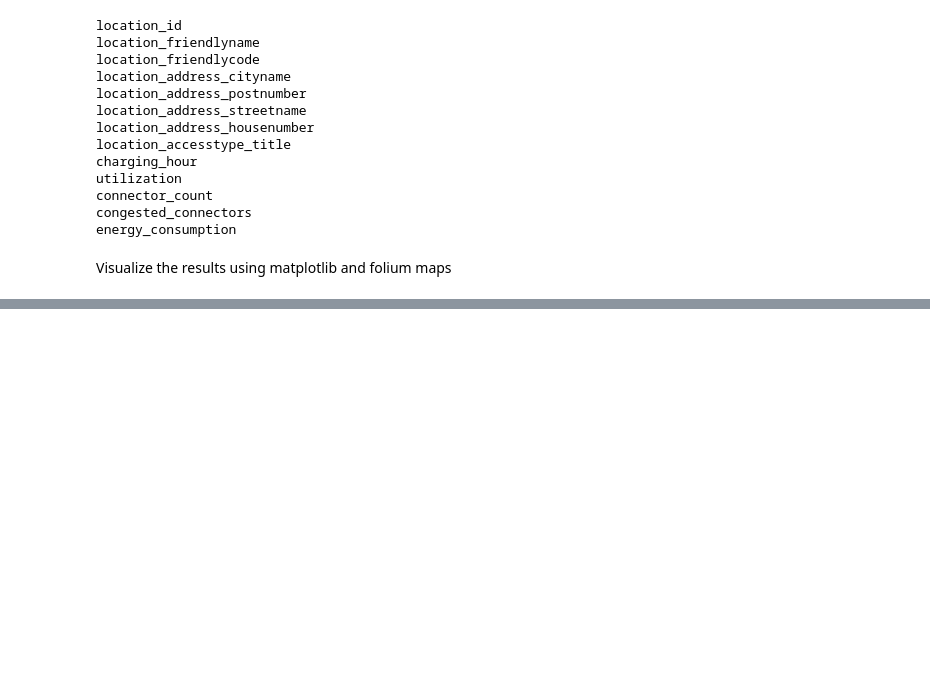
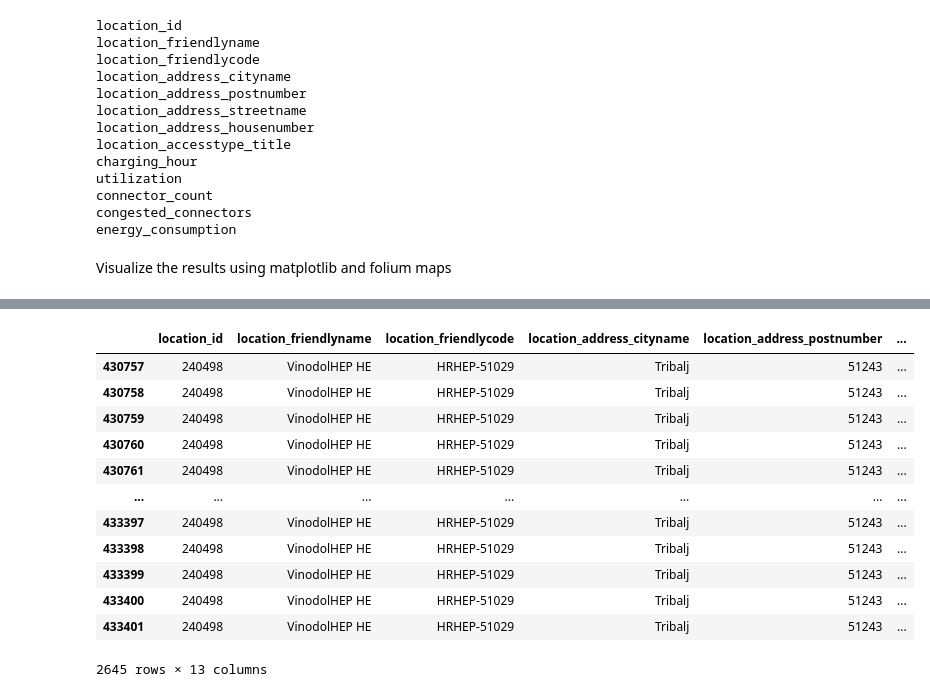
Before and after one commit to local-ai-gr/CNROpt, a Jupyter notebook: CNROpt_Forecasting.ipynb, the cells around one changed output, grey strips where cells are left out. Drawn from its saved outputs; the diff is of its cells as text; code cells hidden in the pictures; blank space fills up the shorter version.

```diff
--- a/CNROpt_Forecasting.ipynb
+++ b/CNROpt_Forecasting.ipynb
@@ -104,0 +112,16 @@ df
+# %%
+df[df['location_friendlyname'] == 'VinodolHEP HE']
+# %% [output]
+|  | location_id | location_friendlyname | location_friendlycode | location_address_cityname | location_address_postnumber | ... |
+| 430757 | 240498 | VinodolHEP HE | HRHEP-51029 | Tribalj | 51243 | ... |
+| 430758 | 240498 | VinodolHEP HE | HRHEP-51029 | Tribalj | 51243 | ... |
+| 430759 | 240498 | VinodolHEP HE | HRHEP-51029 | Tribalj | 51243 | ... |
+| 430760 | 240498 | VinodolHEP HE | HRHEP-51029 | Tribalj | 51243 | ... |
+| 430761 | 240498 | VinodolHEP HE | HRHEP-51029 | Tribalj | 51243 | ... |
+| ... | ... | ... | ... | ... | ... | ... |
+| 433397 | 240498 | VinodolHEP HE | HRHEP-51029 | Tribalj | 51243 | ... |
+| 433398 | 240498 | VinodolHEP HE | HRHEP-51029 | Tribalj | 51243 | ... |
+| 433399 | 240498 | VinodolHEP HE | HRHEP-51029 | Tribalj | 51243 | ... |
+| 433400 | 240498 | VinodolHEP HE | HRHEP-51029 | Tribalj | 51243 | ... |
+| 433401 | 240498 | VinodolHEP HE | HRHEP-51029 | Tribalj | 51243 | ... |
+2645 rows × 13 columns
```
Also changed, not shown: parts of 7 cells of this notebook.
